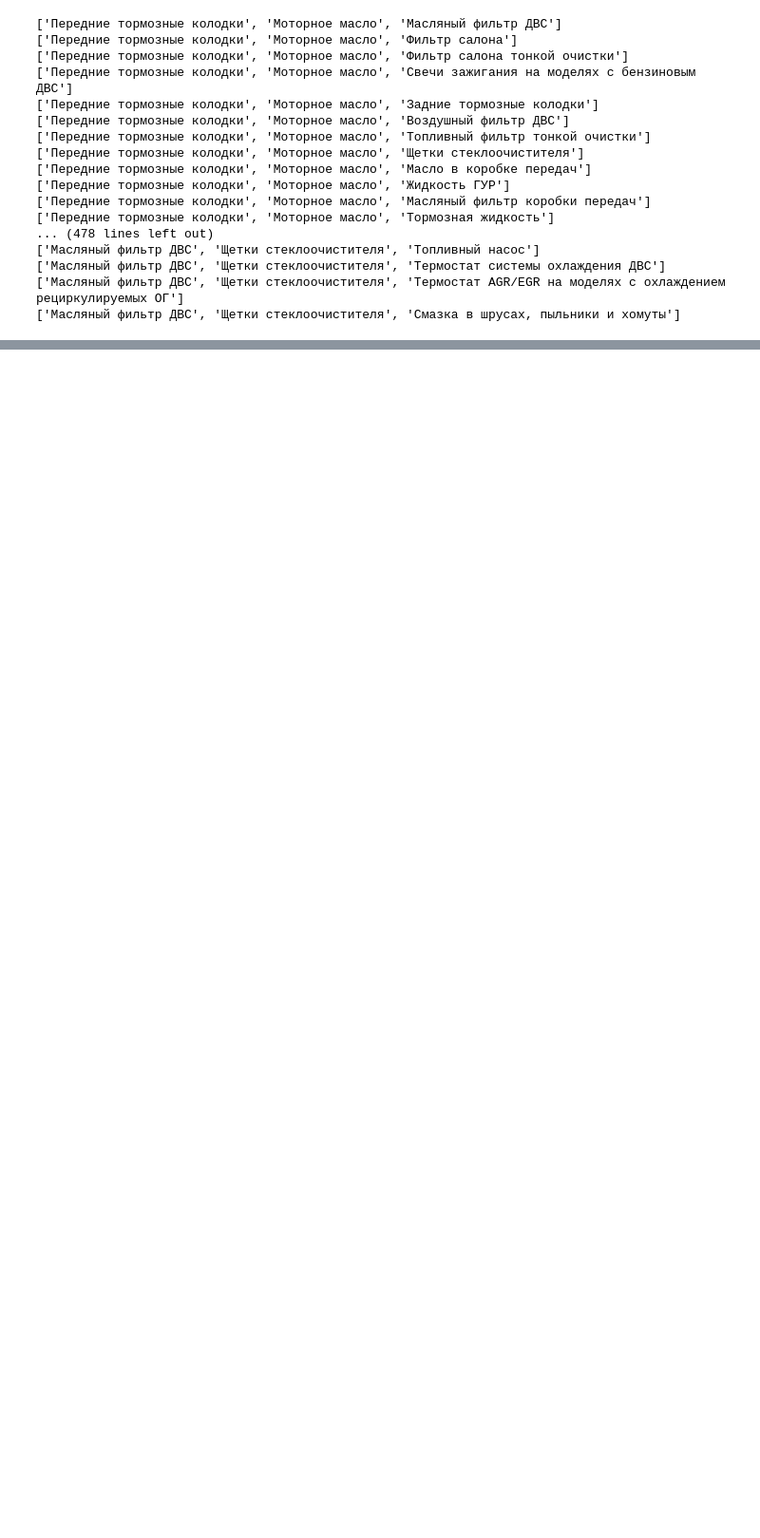
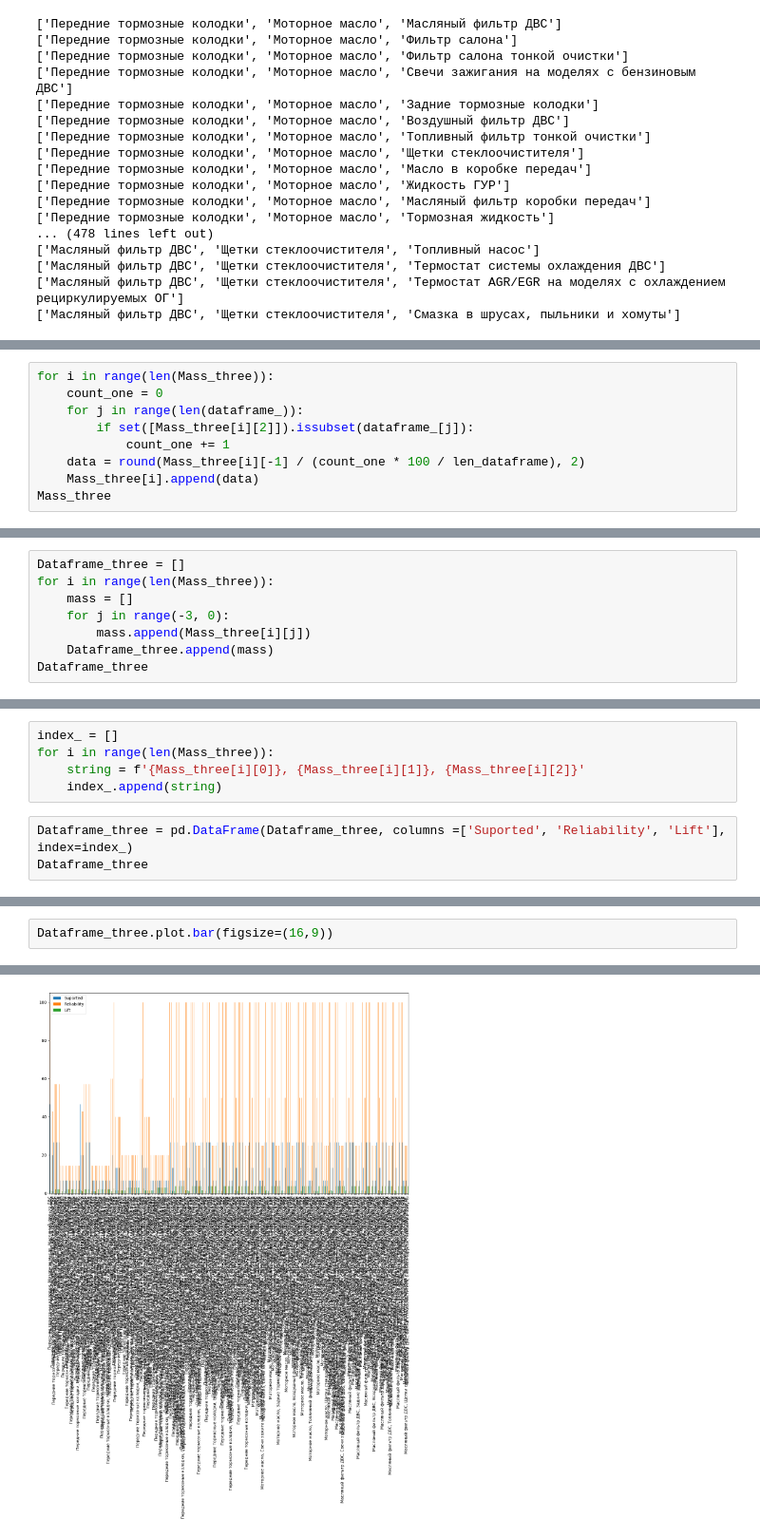
Before and after one commit to FilippYV/Firs_task_Zeleznyak, a Jupyter notebook: Complete.ipynb, the cells around one changed output, grey strips where cells are left out. Shown at 95% size. Drawn from its saved outputs; the diff is of its cells as text; blank space fills up the shorter version.

```diff
--- a/Complete.ipynb
+++ b/Complete.ipynb
@@ -465,0 +509,9 @@ for i in range(len(Mass_three)):
+# %%
+for i in range(len(Mass_three)):
+    count_one = 0
+    for j in range(len(dataframe_)):
+        if set([Mass_three[i][2]]).issubset(dataframe_[j]):
+            count_one += 1
+    data = round(Mass_three[i][-1] / (count_one * 100 / len_dataframe), 2)
+    Mass_three[i].append(data)
+Mass_three
@@ -465,0 +536,8 @@ for i in range(len(Mass_three)):
+# %%
+Dataframe_three = []
+for i in range(len(Mass_three)):
+    mass = []
+    for j in range(-3, 0):
+        mass.append(Mass_three[i][j])
+    Dataframe_three.append(mass)
+Dataframe_three
@@ -465,0 +562,8 @@ for i in range(len(Mass_three)):
+# %%
+index_ = []
+for i in range(len(Mass_three)):
+    string = f'{Mass_three[i][0]}, {Mass_three[i][1]}, {Mass_three[i][2]}'
+    index_.append(string)
+# %%
+Dataframe_three = pd.DataFrame(Dataframe_three, columns =['Suported', 'Reliability', 'Lift'], index=index_)
+Dataframe_three
@@ -465,0 +584,3 @@ for i in range(len(Mass_three)):
+# %%
+Dataframe_three.plot.bar(figsize=(16,9))
+# %% [output]
@@ -465,0 +588 @@ for i in range(len(Mass_three)):
+[figure, added]
```
Also changed, not shown: parts of 7 cells of this notebook.
